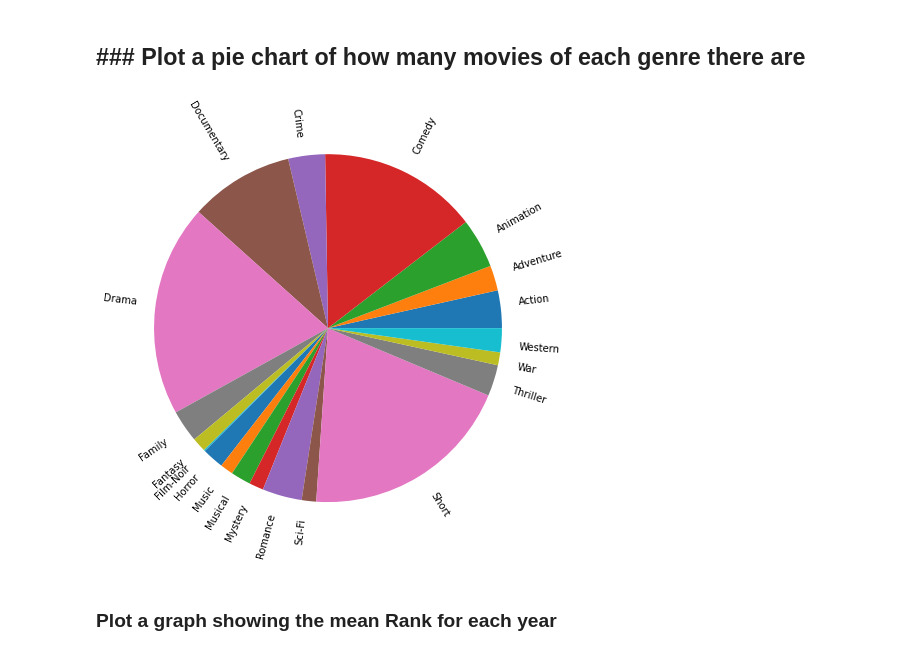
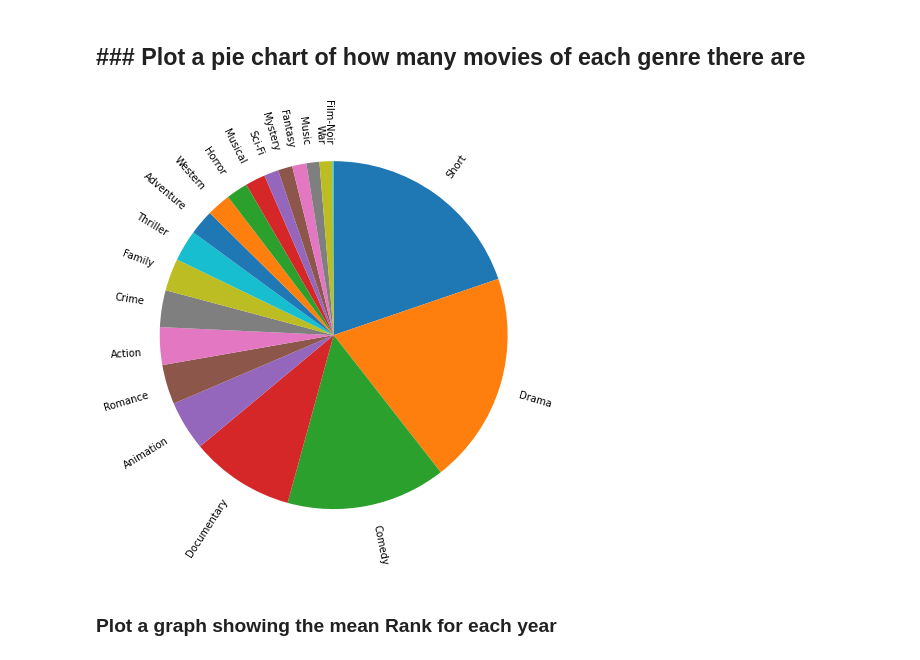
Before and after one commit to UnaRam/pythonFundamemtals, a Jupyter notebook: Una__10_2_Movies_Project.ipynb, the cells around one changed output. Cells and saved outputs as stored; diff of their text form; code cells hidden in the pictures.

```diff
--- a/Una__10_2_Movies_Project.ipynb
+++ b/Una__10_2_Movies_Project.ipynb
@@ -322,14 +307,18 @@ plt.show()
 ---
 # %%
 from numpy.lib.shape_base import column_stack
+# display(genre_movies_series) #from the value_count()
+x = genre_movies_series.values
+labels_list = genre_movies_series.index
 
-x = genre_movies['Count']
+#using the df from Phoebe's group by
+# x = genre_movies['Count']
+# labels_list = genre_movies.index  #this df has the genres as the index
 
-labels_list = genre_movies.index  #this df has the genres as the index
-myplot = plt.pie(x,labels = labels_list, rotatelabels = True, radius = 2.0)
+myplot = plt.pie(x,labels = labels_list, rotatelabels = True, radius = 2.0, startangle=90, counterclock=False)
 
 # help(plt.pie)
 # %% [output]
-[figure, old version]
+[figure, new version]
 # %% [markdown]
 ### Plot a graph showing the mean Rank for each year
```
Also changed, not shown: parts of 15 cells of this notebook.
